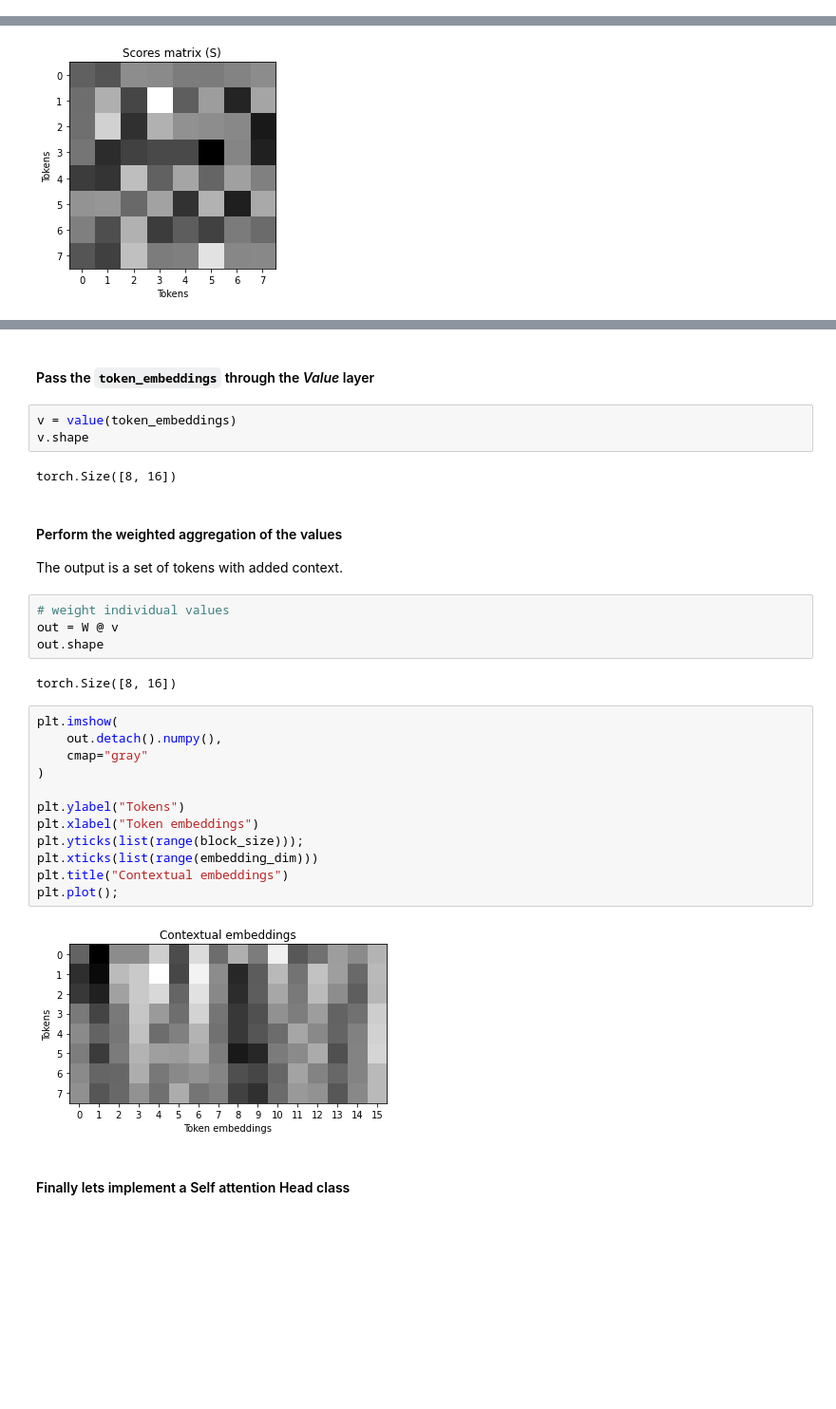
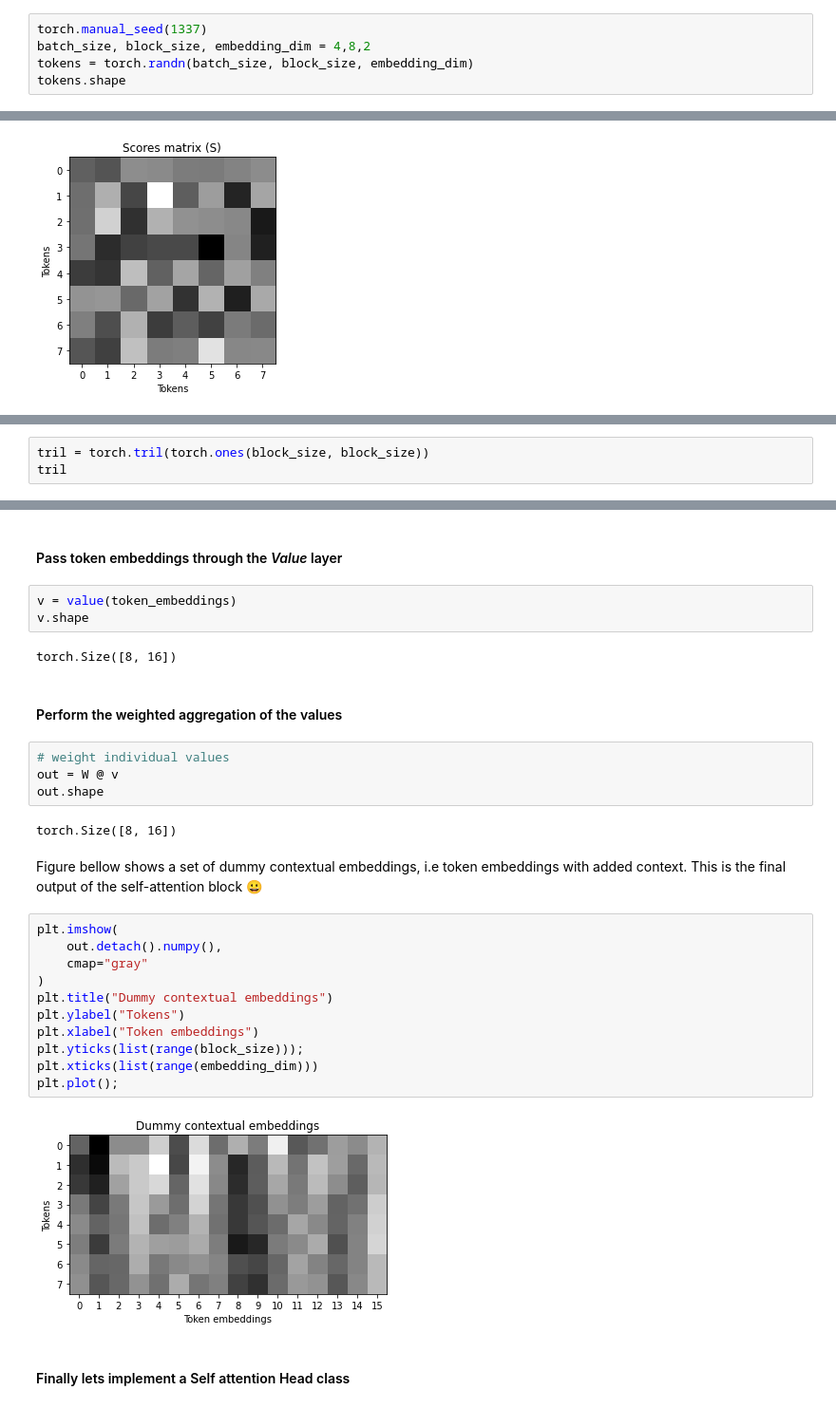
Before and after one commit to Matjaz12/GPT-Explained, a Jupyter notebook: GPT.ipynb, the cells around one changed output, grey strips where cells are left out. Shown at 95% size. Drawn from its saved outputs; the diff is of its cells as text; blank space fills up the shorter version.

```diff
--- a/GPT.ipynb
+++ b/GPT.ipynb
@@ -539,0 +531,5 @@ torch.Size([4, 8, 2])
+# %%
+torch.manual_seed(1337)
+batch_size, block_size, embedding_dim = 4,8,2
+tokens = torch.randn(batch_size, block_size, embedding_dim)
+tokens.shape
@@ -850,0 +879,3 @@ We are implementing the self-attention for the decoder part of the transformer,
+# %%
+tril = torch.tril(torch.ones(block_size, block_size))
+tril
@@ -896,5 +961,5 @@ plt.title("Wights for different tokens");
 # %% [markdown]
-#### Pass the `token_embeddings` through the *Value* layer
+#### Pass token embeddings through the *Value* layer
 # %%
 v = value(token_embeddings)
 v.shape
@@ -902,28 +967,27 @@ v.shape
 torch.Size([8, 16])
 # %% [markdown]
 #### Perform the weighted aggregation of the values
-
-The output is a set of tokens with added context.
 # %%
 # weight individual values
 out = W @ v
 out.shape
 # %% [output]
 torch.Size([8, 16])
+# %% [markdown]
+Figure bellow shows a set of dummy contextual embeddings, i.e token embeddings with added context. This is the final output of the self-attention block 😀
 # %%
 plt.imshow(
     out.detach().numpy(),
     cmap="gray"
 )
-
+plt.title("Dummy contextual embeddings")
 plt.ylabel("Tokens")
 plt.xlabel("Token embeddings")
 plt.yticks(list(range(block_size)));
 plt.xticks(list(range(embedding_dim)))
-plt.title("Contextual embeddings")
 plt.plot();
 # %% [output]
-[figure, old version]
+[figure, new version]
 # %% [markdown]
 #### Finally lets implement a Self attention Head class
 # %%
```
Also changed, not shown: parts of 93 cells of this notebook.
